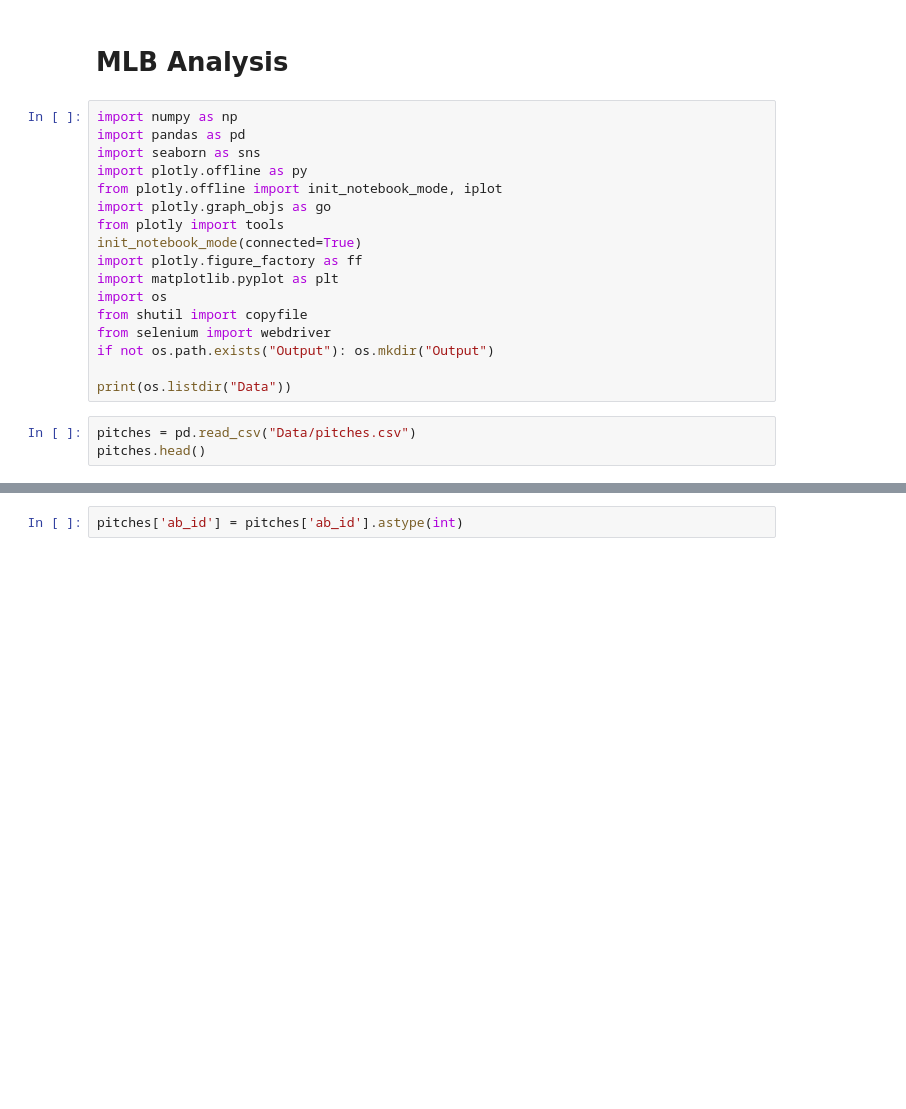
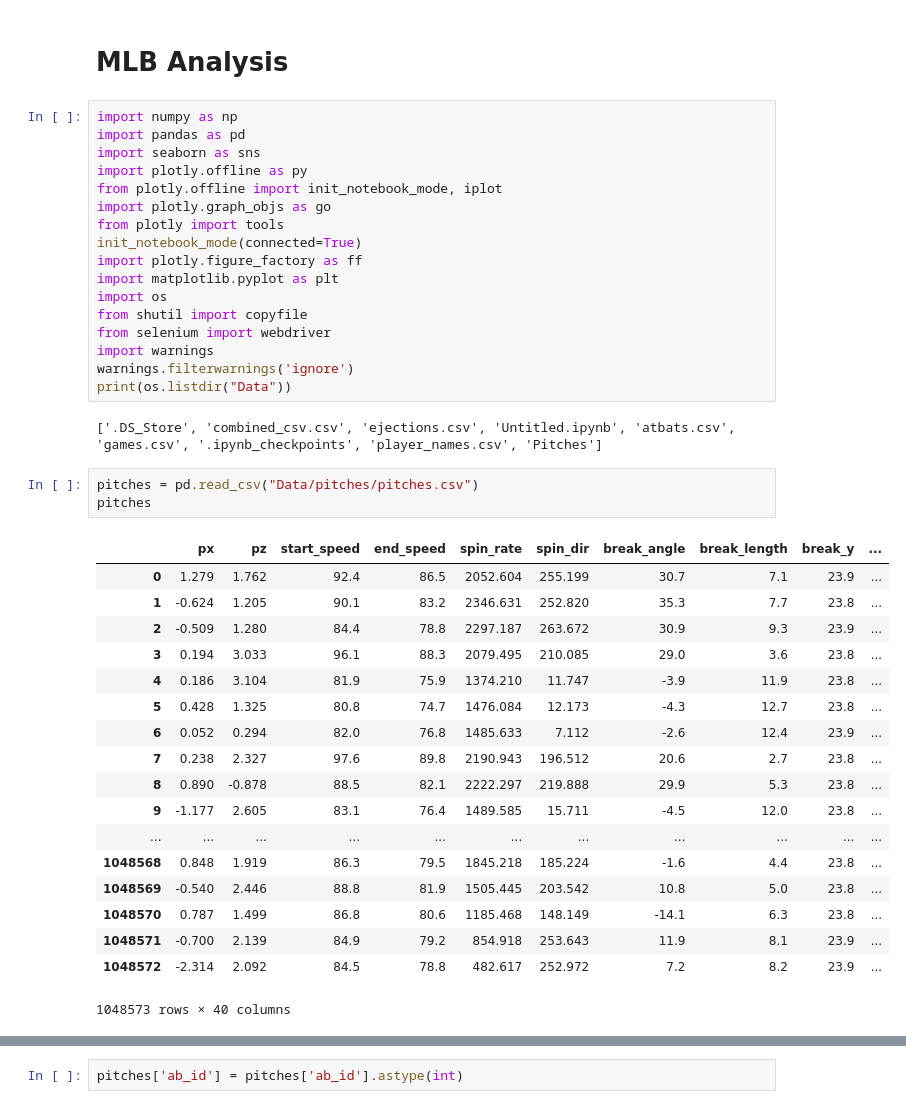
Before and after one commit to jorgeebn16/MLB-Pitch-Data-2015-2018_ETL, a Jupyter notebook: MLB Analysis 2015-2018.ipynb, the cells around one changed output, grey strips where cells are left out. Saved outputs shown, nothing was run; the diff lists cells and outputs as text; blank space fills up the shorter version.

```diff
--- a/MLB Analysis 2015-2018.ipynb
+++ b/MLB Analysis 2015-2018.ipynb
@@ -14,12 +14,33 @@ import matplotlib.pyplot as plt
 import os
 from shutil import copyfile
 from selenium import webdriver
-if not os.path.exists("Output"): os.mkdir("Output")
-
+import warnings
+warnings.filterwarnings('ignore')
 print(os.listdir("Data"))
+# %% [output]
+['.DS_Store', 'combined_csv.csv', 'ejections.csv', 'Untitled.ipynb', 'atbats.csv', 'games.csv', '.ipynb_checkpoints', 'player_names.csv', 'Pitches']
 # %%
-pitches = pd.read_csv("Data/pitches.csv")
-pitches.head()
+pitches = pd.read_csv("Data/pitches/pitches.csv")
+pitches
+# %% [output]
+|  | px | pz | start_speed | end_speed | spin_rate | spin_dir | break_angle | break_length | break_y | ... |
+| 0 | 1.279 | 1.762 | 92.4 | 86.5 | 2052.604 | 255.199 | 30.7 | 7.1 | 23.9 | ... |
+| 1 | -0.624 | 1.205 | 90.1 | 83.2 | 2346.631 | 252.820 | 35.3 | 7.7 | 23.8 | ... |
+| 2 | -0.509 | 1.280 | 84.4 | 78.8 | 2297.187 | 263.672 | 30.9 | 9.3 | 23.9 | ... |
+| 3 | 0.194 | 3.033 | 96.1 | 88.3 | 2079.495 | 210.085 | 29.0 | 3.6 | 23.8 | ... |
+| 4 | 0.186 | 3.104 | 81.9 | 75.9 | 1374.210 | 11.747 | -3.9 | 11.9 | 23.8 | ... |
+| 5 | 0.428 | 1.325 | 80.8 | 74.7 | 1476.084 | 12.173 | -4.3 | 12.7 | 23.8 | ... |
+| 6 | 0.052 | 0.294 | 82.0 | 76.8 | 1485.633 | 7.112 | -2.6 | 12.4 | 23.9 | ... |
+| 7 | 0.238 | 2.327 | 97.6 | 89.8 | 2190.943 | 196.512 | 20.6 | 2.7 | 23.8 | ... |
+| 8 | 0.890 | -0.878 | 88.5 | 82.1 | 2222.297 | 219.888 | 29.9 | 5.3 | 23.8 | ... |
+| 9 | -1.177 | 2.605 | 83.1 | 76.4 | 1489.585 | 15.711 | -4.5 | 12.0 | 23.8 | ... |
+| ... | ... | ... | ... | ... | ... | ... | ... | ... | ... | ... |
+| 1048568 | 0.848 | 1.919 | 86.3 | 79.5 | 1845.218 | 185.224 | -1.6 | 4.4 | 23.8 | ... |
+| 1048569 | -0.540 | 2.446 | 88.8 | 81.9 | 1505.445 | 203.542 | 10.8 | 5.0 | 23.8 | ... |
+| 1048570 | 0.787 | 1.499 | 86.8 | 80.6 | 1185.468 | 148.149 | -14.1 | 6.3 | 23.8 | ... |
+| 1048571 | -0.700 | 2.139 | 84.9 | 79.2 | 854.918 | 253.643 | 11.9 | 8.1 | 23.9 | ... |
+| 1048572 | -2.314 | 2.092 | 84.5 | 78.8 | 482.617 | 252.972 | 7.2 | 8.2 | 23.9 | ... |
+1048573 rows × 40 columns
 # %%
 games = pd.read_csv("Data/games.csv")
 games.head()
```
Also changed, not shown: parts of 44 cells of this notebook, 11 other files.
